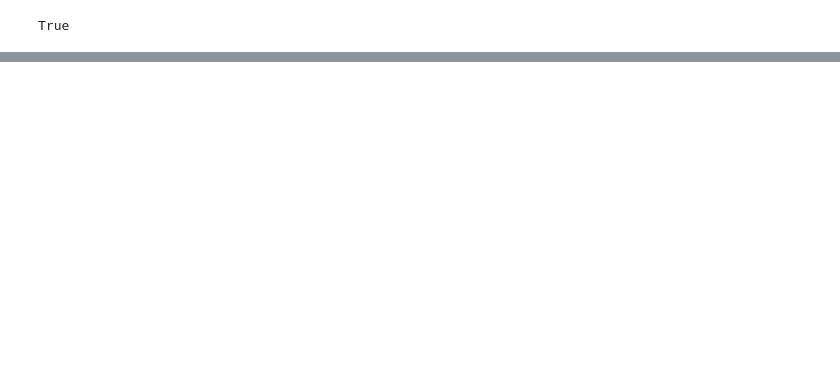
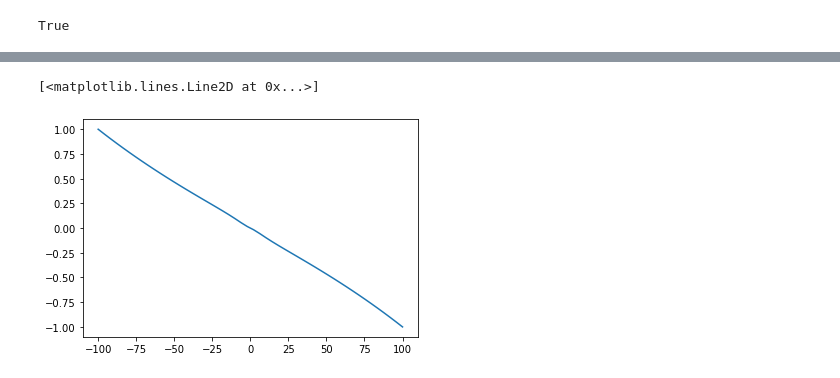
Before and after one commit to MarcusHatton/MastersProjectSpinoff, a Jupyter notebook: SolvingTheBVP.ipynb, the cells around one changed output, grey strips where cells are left out. Saved outputs shown, nothing was run; the diff lists cells and outputs as text; code cells hidden in the pictures; blank space fills up the shorter version.

```diff
--- a/SolvingTheBVP.ipynb
+++ b/SolvingTheBVP.ipynb
@@ -47,0 +91,20 @@ plt.plot(eta_zoom, soln.sol(eta_zoom)[0, :])
+# %%
+Pi = sympy.Function('Pi')
+# %%
+zeta = 0.0001
+tau_Pi = 1
+V = 0
+def f_bvp(eta, q):#, p):
+    #V = p[0]
+    u, Pi = q
+    f = np.zeros_like(q)
+    f[0, :] = (zeta*Pi/tau_Pi) / ((V-2*u)*(V-u) - (Pi + (zeta/tau_Pi))) # du
+    f[1, :] = f[0, :]*(V-2*u) # dPi
+    return f
+def bcs(qa, qb):#, p):
+    return np.array([qa[0] - 1, qb[0] + 1])
+# %%
+eta = np.linspace(-100, 100)
+q_guess = np.zeros((2, len(eta)))
+q_guess[0, :] = - eta / 100
+q_guess[1, :] = - 1 / 100
@@ -47,0 +117,5 @@ plt.plot(eta_zoom, soln.sol(eta_zoom)[0, :])
+# %%
+plt.plot(soln.x, soln.y[0, :])
+# %% [output]
+[<matplotlib.lines.Line2D at 0x...>]
+[figure, added]
```
Also changed, not shown: parts of 22 cells of this notebook.
